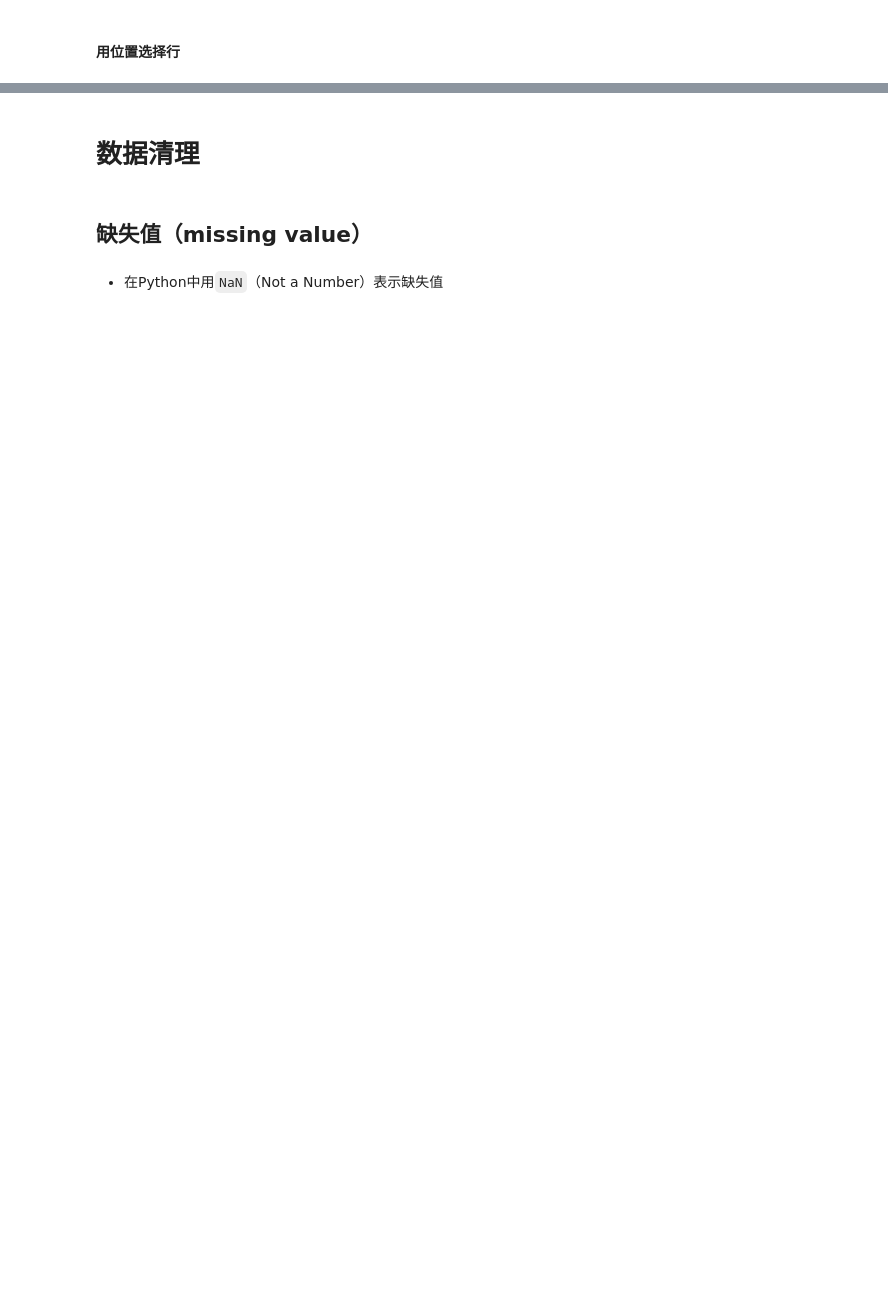
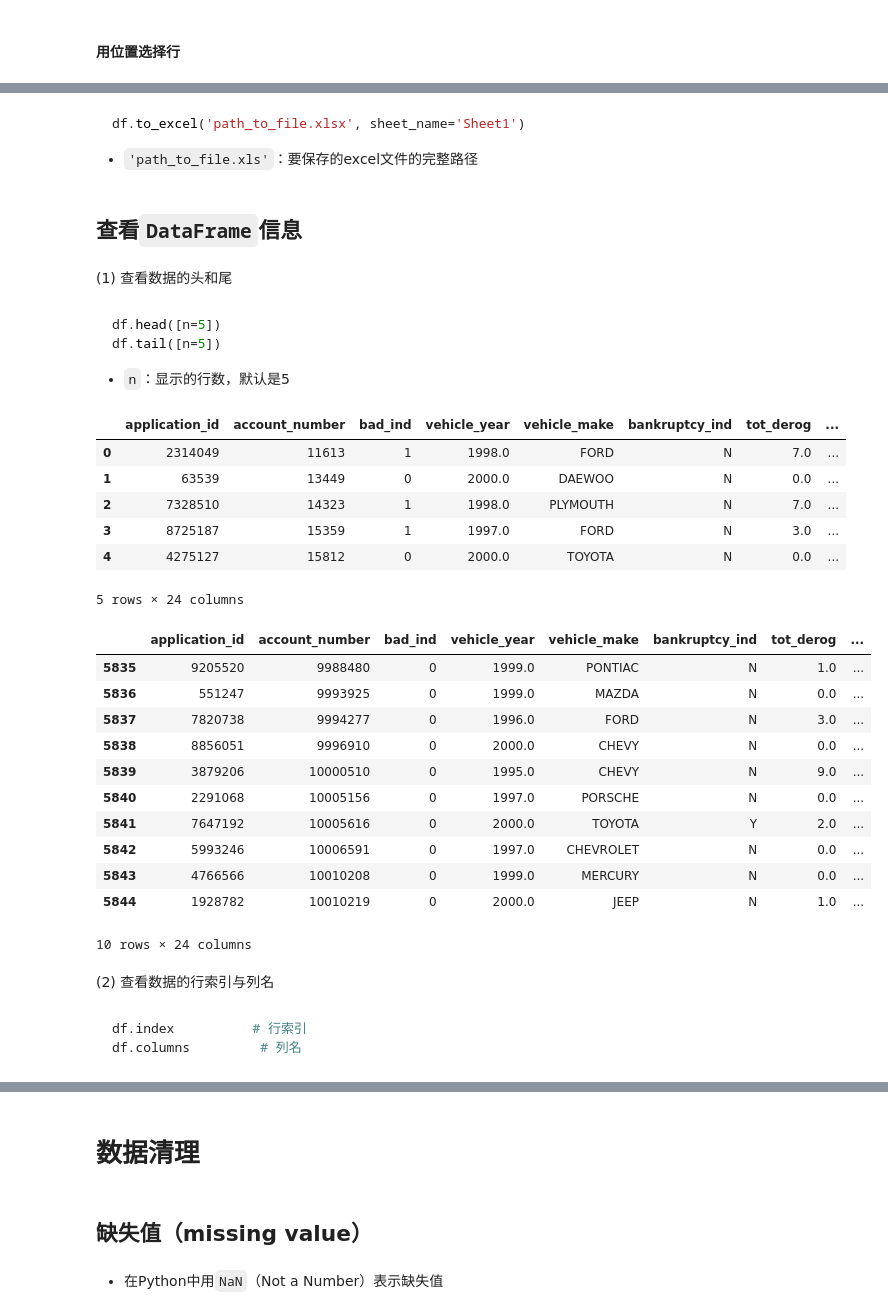
Before and after one commit to christinemu/biz-mining, a Jupyter notebook: DataExplore.ipynb, the cells around one changed output, grey strips where cells are left out. Cells and saved outputs as stored; diff of their text form; code cells hidden in the pictures; blank space fills up the shorter version.

Commit message:
data and explore0305

````diff
--- a/DataExplore.ipynb
+++ b/DataExplore.ipynb
@@ -631,0 +802,4 @@ posDf.iloc[:,[True,False,False,False]];
+# %%
+acceptDf = pd.read_csv('./data/pandas/accepts.csv')
+# acceptDf
+type(acceptDf)
@@ -631,0 +844,5 @@ posDf.iloc[:,[True,False,False,False]];
+# %% [markdown]
+```python
+df.to_excel('path_to_file.xlsx', sheet_name='Sheet1')
+```
+- `'path_to_file.xls'`：要保存的excel文件的完整路径
@@ -631,0 +851,40 @@ posDf.iloc[:,[True,False,False,False]];
+# %% [markdown]
+## 查看`DataFrame`信息
+# %% [markdown]
+<p class="h4">(1) 查看数据的头和尾</p>
+# %% [markdown]
+```python
+df.head([n=5])
+df.tail([n=5])
+```
+- `n`：显示的行数，默认是5
+# %%
+acceptDf.head()
+acceptDf.tail(10)
+# %% [output]
+|  | application_id | account_number | bad_ind | vehicle_year | vehicle_make | bankruptcy_ind | tot_derog | ... |
+| 0 | 2314049 | 11613 | 1 | 1998.0 | FORD | N | 7.0 | ... |
+| 1 | 63539 | 13449 | 0 | 2000.0 | DAEWOO | N | 0.0 | ... |
+| 2 | 7328510 | 14323 | 1 | 1998.0 | PLYMOUTH | N | 7.0 | ... |
+| 3 | 8725187 | 15359 | 1 | 1997.0 | FORD | N | 3.0 | ... |
+| 4 | 4275127 | 15812 | 0 | 2000.0 | TOYOTA | N | 0.0 | ... |
+5 rows × 24 columns
+|  | application_id | account_number | bad_ind | vehicle_year | vehicle_make | bankruptcy_ind | tot_derog | ... |
+| 5835 | 9205520 | 9988480 | 0 | 1999.0 | PONTIAC | N | 1.0 | ... |
+| 5836 | 551247 | 9993925 | 0 | 1999.0 | MAZDA | N | 0.0 | ... |
+| 5837 | 7820738 | 9994277 | 0 | 1996.0 | FORD | N | 3.0 | ... |
+| 5838 | 8856051 | 9996910 | 0 | 2000.0 | CHEVY | N | 0.0 | ... |
+| 5839 | 3879206 | 10000510 | 0 | 1995.0 | CHEVY | N | 9.0 | ... |
+| 5840 | 2291068 | 10005156 | 0 | 1997.0 | PORSCHE | N | 0.0 | ... |
+| 5841 | 7647192 | 10005616 | 0 | 2000.0 | TOYOTA | Y | 2.0 | ... |
+| 5842 | 5993246 | 10006591 | 0 | 1997.0 | CHEVROLET | N | 0.0 | ... |
+| 5843 | 4766566 | 10010208 | 0 | 1999.0 | MERCURY | N | 0.0 | ... |
+| 5844 | 1928782 | 10010219 | 0 | 2000.0 | JEEP | N | 1.0 | ... |
+10 rows × 24 columns
+# %% [markdown]
+<p class="h4">(2) 查看数据的行索引与列名</p>
+# %% [markdown]
+```python
+df.index          # 行索引
+df.columns         # 列名
+```
````
Also changed, not shown: parts of 114 cells of this notebook.
